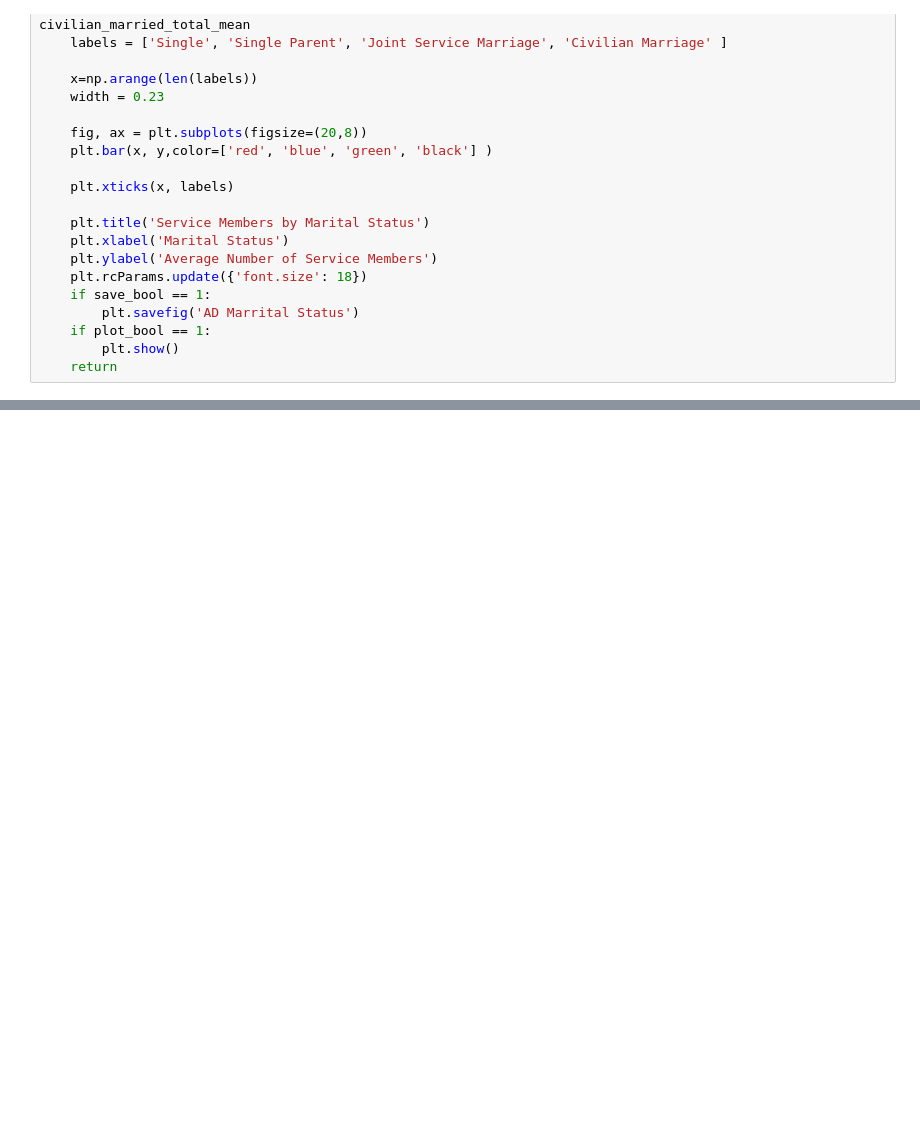
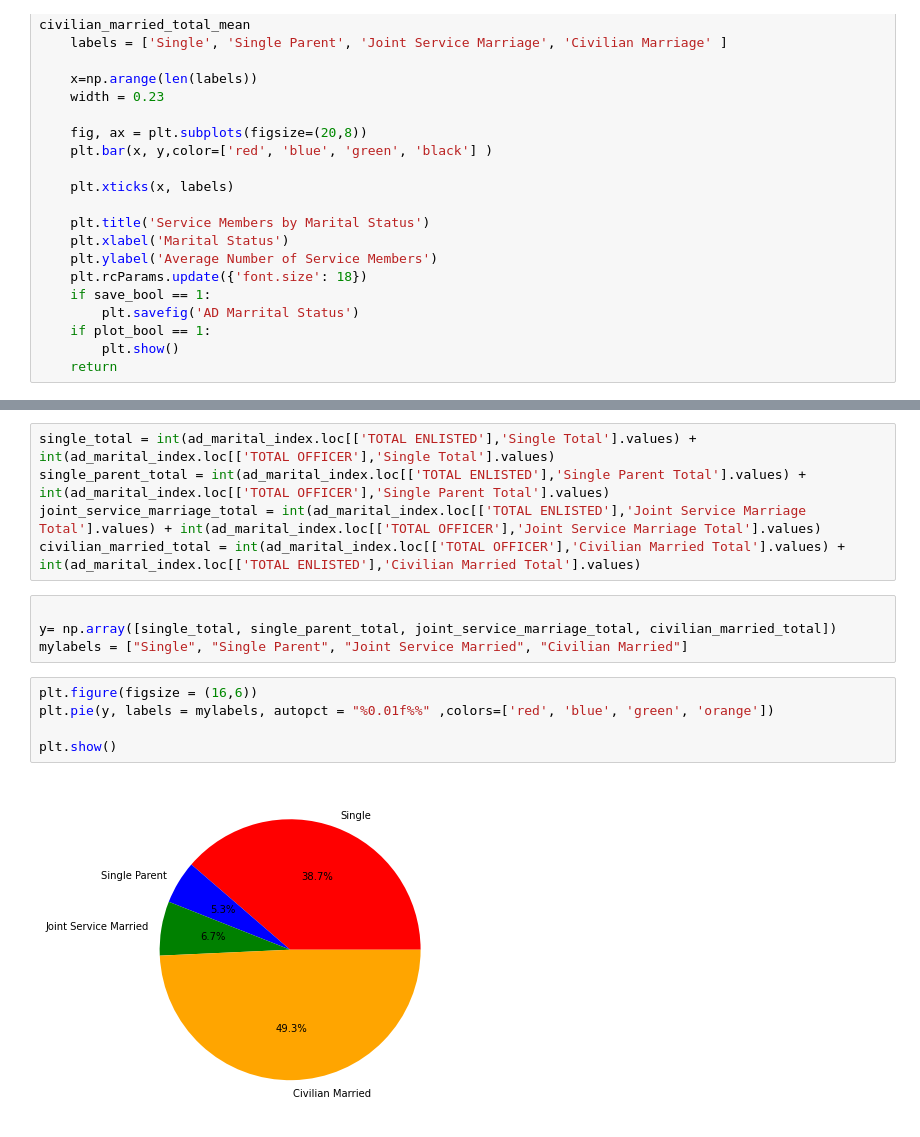
Before and after one commit to Waltercas/Active-Duty-Soldiers, a Jupyter notebook: SRC/Dataframe-cleaning.ipynb, the cells around one changed output, grey strips where cells are left out. Drawn from its saved outputs; the diff is of its cells as text; blank space fills up the shorter version.

Commit message:
added pie chart

```diff
--- a/SRC/Dataframe-cleaning.ipynb
+++ b/SRC/Dataframe-cleaning.ipynb
@@ -243,0 +254,16 @@ ad_marital_status_bar_mean(1,1)
+# %%
+single_total = int(ad_marital_index.loc[['TOTAL ENLISTED'],'Single Total'].values) + int(ad_marital_index.loc[['TOTAL OFFICER'],'Single Total'].values)
+single_parent_total = int(ad_marital_index.loc[['TOTAL ENLISTED'],'Single Parent Total'].values) + int(ad_marital_index.loc[['TOTAL OFFICER'],'Single Parent Total'].values)
+joint_service_marriage_total = int(ad_marital_index.loc[['TOTAL ENLISTED'],'Joint Service Marriage Total'].values) + int(ad_marital_index.loc[['TOTAL OFFICER'],'Joint Service Marriage Total'].values)
+civilian_married_total = int(ad_marital_index.loc[['TOTAL OFFICER'],'Civilian Married Total'].values) + int(ad_marital_index.loc[['TOTAL ENLISTED'],'Civilian Married Total'].values)
+# %%
+
+y= np.array([single_total, single_parent_total, joint_service_marriage_total, civilian_married_total])
+mylabels = ["Single", "Single Parent", "Joint Service Married", "Civilian Married"]
+# %%
+plt.figure(figsize = (16,6))
+plt.pie(y, labels = mylabels, autopct = "%0.01f%%" ,colors=['red', 'blue', 'green', 'orange'])
+
+plt.show()
+# %% [output]
+[figure, added]
```
Also changed, not shown: parts of 4 cells of this notebook, 4 other files.
